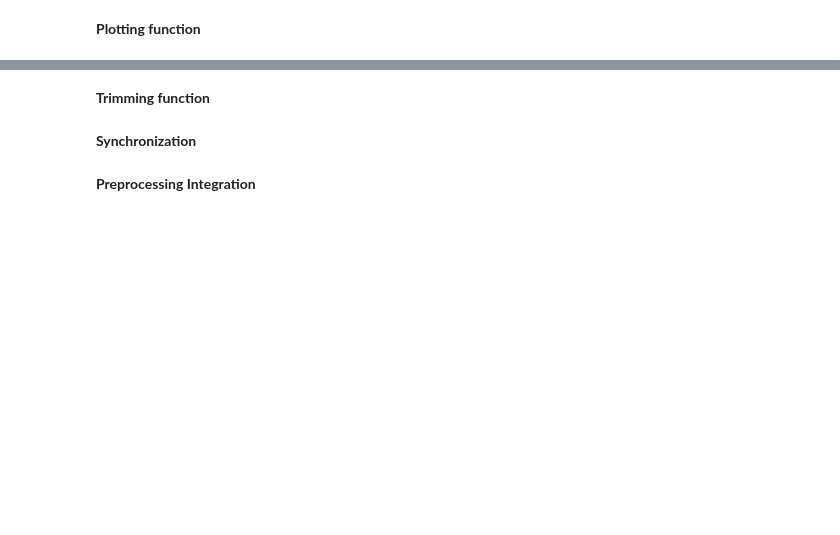
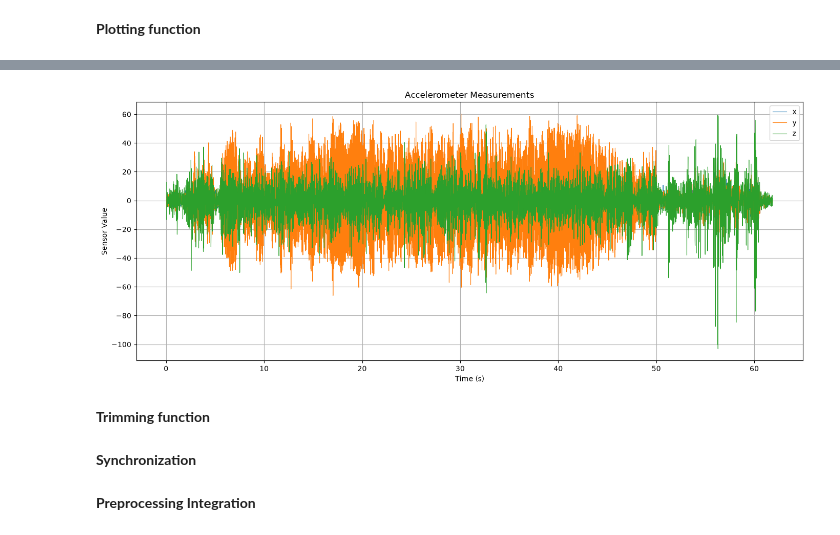
Before and after one commit to dhafinrizaldi/tue-5are0-bike-lane-quality, a Jupyter notebook: group11.ipynb, the cells around one changed output, grey strips where cells are left out. Cells and saved outputs as stored; diff of their text form; code cells hidden in the pictures; blank space fills up the shorter version.

```diff
--- a/group11.ipynb
+++ b/group11.ipynb
@@ -36,0 +65,9 @@ plot_features(df)
+# %%
+filepath = 'data/raw/bumpy/2026-09-12_14-09-10/Accelerometer.csv'
+
+df = load_data(filepath)
+
+print(df.columns)
+
+plot_features(df)
+# %% [output]
@@ -37,3 +75,4 @@ plot_features(df)
+[figure, added]
 # %% [markdown]
 **Trimming function**
 # %%
```
Also changed, not shown: parts of 4 cells of this notebook.
